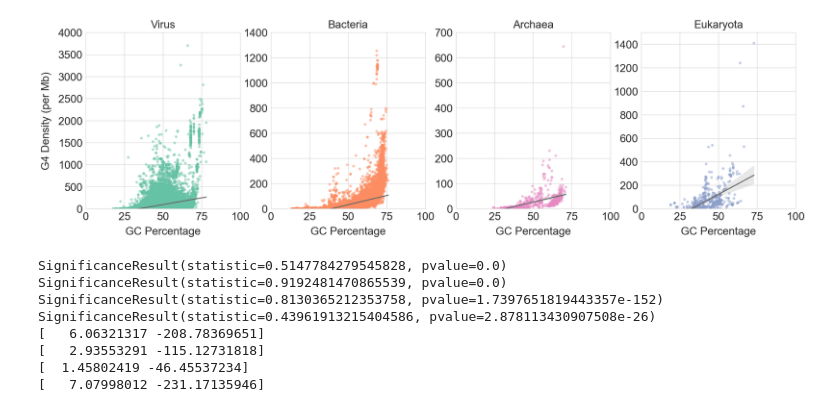
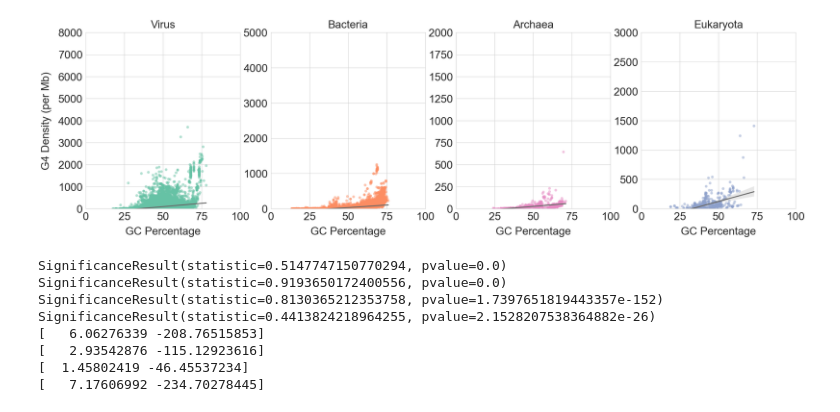
Before and after one commit to Georgakopoulos-Soares-lab/Quadrupia, a Jupyter notebook: notebooks/3_gc_content_g4_density_regex.ipynb, the cells around one changed output. Cells and saved outputs as stored; diff of their text form; code cells hidden in the pictures.

```diff
--- a/notebooks/3_gc_content_g4_density_regex.ipynb
+++ b/notebooks/3_gc_content_g4_density_regex.ipynb
@@ -52,3 +52,7 @@ df_g4["total_g4_length"] = df_g4["total_g4_length"].astype(float)
 df_g4 = pd.merge(df_g4, df_species, on="Accession")
 df_g4["G4 Density (per Mb)"] = df_g4["g4_count"] / df_g4["Genome Size"] * 1000000
 df_g4.head()
+
+# remove metagenomes and other taxa
+df_g4 = df_g4[df_g4['Taxa'] != 'metagenomes']
+df_g4 = df_g4[df_g4['Taxa'] != 'other']
@@ -102,13 +99,9 @@ SignificanceResult(statistic=0.6410612603686625, pvalue=0.0)
 # %%
-# create new df without metagenomes and other taxa
-g4_plot_data_domains = df_g4[df_g4['Taxa'] != 'metagenomes']
-g4_plot_data_domains = g4_plot_data_domains[g4_plot_data_domains['Taxa'] != 'other']
-
 # plot the distribution of GC Percentage vs G4 density (per Mb) for each domain
 sns.set_style("whitegrid")
 fig, ax = plt.subplots(1, 4, figsize=(28, 7))
 sns.scatterplot(
-    data=g4_plot_data_domains[g4_plot_data_domains['Domain'] == 'Virus'],
+    data=df_g4[df_g4['Domain'] == 'Virus'],
     x="GC Percentage",
     y="G4 Density (per Mb)",
     alpha=0.5, edgecolor='none',
@@ -116,7 +109,7 @@ sns.scatterplot(
     color=color_map['Virus']
 )
 sns.regplot(
-    data=g4_plot_data_domains[g4_plot_data_domains['Domain'] == 'Virus'],
+    data=df_g4[df_g4['Domain'] == 'Virus'],
     x="GC Percentage",
     y="G4 Density (per Mb)",
     ax=ax[0],
@@ -124,7 +117,7 @@ sns.regplot(
     color='dimgrey'
 )
 sns.scatterplot(
-    data=g4_plot_data_domains[g4_plot_data_domains['Domain'] == 'Bacteria'],
+    data=df_g4[df_g4['Domain'] == 'Bacteria'],
     x="GC Percentage",
     y="G4 Density (per Mb)",
     alpha=0.5, edgecolor='none',
@@ -132,7 +125,7 @@ sns.scatterplot(
     color=color_map['Bacteria']
 )
 sns.regplot(
-    data=g4_plot_data_domains[g4_plot_data_domains['Domain'] == 'Bacteria'],
+    data=df_g4[df_g4['Domain'] == 'Bacteria'],
     x="GC Percentage",
     y="G4 Density (per Mb)",
     ax=ax[1],
@@ -140,7 +133,7 @@ sns.regplot(
     color='dimgrey'
 )
 sns.scatterplot(
-    data=g4_plot_data_domains[g4_plot_data_domains['Domain'] == 'Archaea'],
+    data=df_g4[df_g4['Domain'] == 'Archaea'],
     x="GC Percentage",
     y="G4 Density (per Mb)",
     ax=ax[2],
@@ -148,7 +141,7 @@ sns.scatterplot(
     color=color_map['Archaea']
 )
 sns.regplot(
-    data=g4_plot_data_domains[g4_plot_data_domains['Domain'] == 'Archaea'],
+    data=df_g4[df_g4['Domain'] == 'Archaea'],
     x="GC Percentage",
     y="G4 Density (per Mb)",
     ax=ax[2],
@@ -156,7 +149,7 @@ sns.regplot(
     color='dimgrey'
 )
 sns.scatterplot(
-    data=g4_plot_data_domains[g4_plot_data_domains['Domain'] == 'Eukaryota'],
+    data=df_g4[df_g4['Domain'] == 'Eukaryota'],
     x="GC Percentage",
     y="G4 Density (per Mb)",
     ax=ax[3],
@@ -164,7 +157,7 @@ sns.scatterplot(
     color=color_map['Eukaryota']
 )
 sns.regplot(
-    data=g4_plot_data_domains[g4_plot_data_domains['Domain'] == 'Eukaryota'],
+    data=df_g4[df_g4['Domain'] == 'Eukaryota'],
     x="GC Percentage",
     y="G4 Density (per Mb)",
     ax=ax[3],
@@ -179,44 +172,44 @@ ax[2].set_title('Archaea', fontsize=24, pad=10)
 ax[3].set_title('Eukaryota', fontsize=24, pad=10)
 
 # set axis labels for each subplot
 ax[0].set_xlabel('GC Percentage', fontsize=24, labelpad=10)
 ax[1].set_xlabel('GC Percentage', fontsize=24, labelpad=10)
 ax[2].set_xlabel('GC Percentage', fontsize=24, labelpad=10)
 ax[3].set_xlabel('GC Percentage', fontsize=24, labelpad=10)
 
 # set y label only for leftmost subplot
 ax[0].set_ylabel('G4 Density (per Mb)', fontsize=24, labelpad=15)
 ax[1].set_ylabel('')
 ax[2].set_ylabel('')
 ax[3].set_ylabel('')
 
 # specify x axis limits for each subplot
 ax[0].set_xlim(0, 100)
 ax[1].set_xlim(0, 100)
 ax[2].set_xlim(0, 100)
 ax[3].set_xlim(0, 100)
 
 # specify y axis lower limit for each subplot
-ax[0].set_ylim(0, 4000)
-ax[1].set_ylim(0, 1400)
-ax[2].set_ylim(0, 700)
-ax[3].set_ylim(0, 1500)
+ax[0].set_ylim(0, 8000)
+ax[1].set_ylim(0, 5000)
+ax[2].set_ylim(0, 2000)
+ax[3].set_ylim(0, 3000)
 
 # set tick font size
 ax[0].tick_params(axis='both', which='major', labelsize=24)
 ax[1].tick_params(axis='both', which='major', labelsize=24)
 ax[2].tick_params(axis='both', which='major', labelsize=24)
 ax[3].tick_params(axis='both', which='major', labelsize=24)
 
 plt.savefig(f"{BASE_DIR}/plots/gc_percentage_g4_density_domain_regex.png")
 # %% [output]
-[figure, old version]
+[figure, new version]
 # %%
 # get correlation coefficient and p-values for each domain
-virus_data = g4_plot_data_domains[g4_plot_data_domains['Domain'] == 'Virus']
-bacteria_data = g4_plot_data_domains[g4_plot_data_domains['Domain'] == 'Bacteria']
-archaea_data = g4_plot_data_domains[g4_plot_data_domains['Domain'] == 'Archaea']
-eukaryota_data = g4_plot_data_domains[g4_plot_data_domains['Domain'] == 'Eukaryota']
+virus_data = df_g4[df_g4['Domain'] == 'Virus']
+bacteria_data = df_g4[df_g4['Domain'] == 'Bacteria']
+archaea_data = df_g4[df_g4['Domain'] == 'Archaea']
+eukaryota_data = df_g4[df_g4['Domain'] == 'Eukaryota']
 
 print(spearmanr(virus_data['GC Percentage'], virus_data['G4 Density (per Mb)']))
 print(spearmanr(bacteria_data['GC Percentage'], bacteria_data['G4 Density (per Mb)']))
@@ -229,11 +222,11 @@ print(np.polyfit(bacteria_data['GC Percentage'], bacteria_data['G4 Density (per
 print(np.polyfit(archaea_data['GC Percentage'], archaea_data['G4 Density (per Mb)'], 1))
 print(np.polyfit(eukaryota_data['GC Percentage'], eukaryota_data['G4 Density (per Mb)'], 1))
 # %% [output]
-SignificanceResult(statistic=0.5147784279545828, pvalue=0.0)
-SignificanceResult(statistic=0.9192481470865539, pvalue=0.0)
+SignificanceResult(statistic=0.5147747150770294, pvalue=0.0)
+SignificanceResult(statistic=0.9193650172400556, pvalue=0.0)
 SignificanceResult(statistic=0.8130365212353758, pvalue=1.7397651819443357e-152)
-SignificanceResult(statistic=0.43961913215404586, pvalue=2.878113430907508e-26)
-[   6.06321317 -208.78369651]
-[   2.93553291 -115.12731818]
+SignificanceResult(statistic=0.4413824218964255, pvalue=2.1528207538364882e-26)
+[   6.06276339 -208.76515853]
+[   2.93542876 -115.12923616]
 [  1.45802419 -46.45537234]
-[   7.07998012 -231.17135946]
+[   7.17606992 -234.70278445]
```
Also changed, not shown: parts of 3 cells of this notebook, 14 other files.
